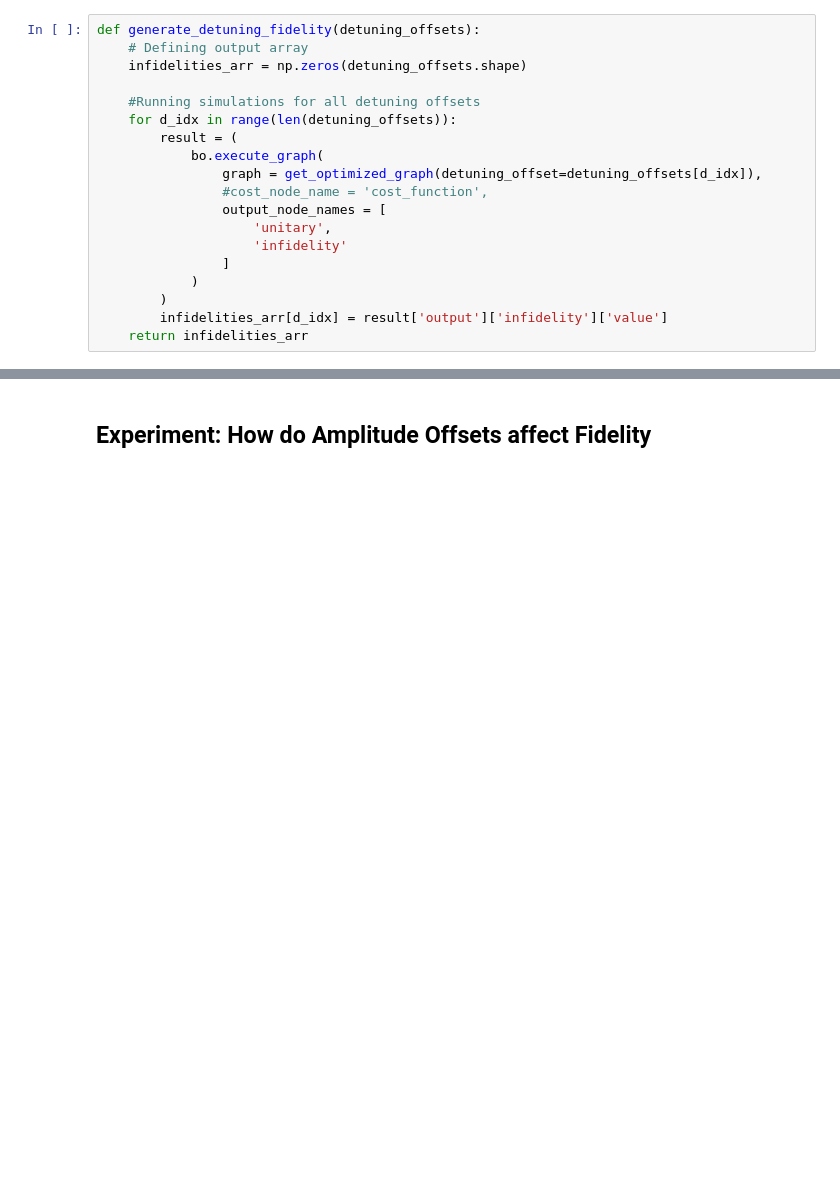
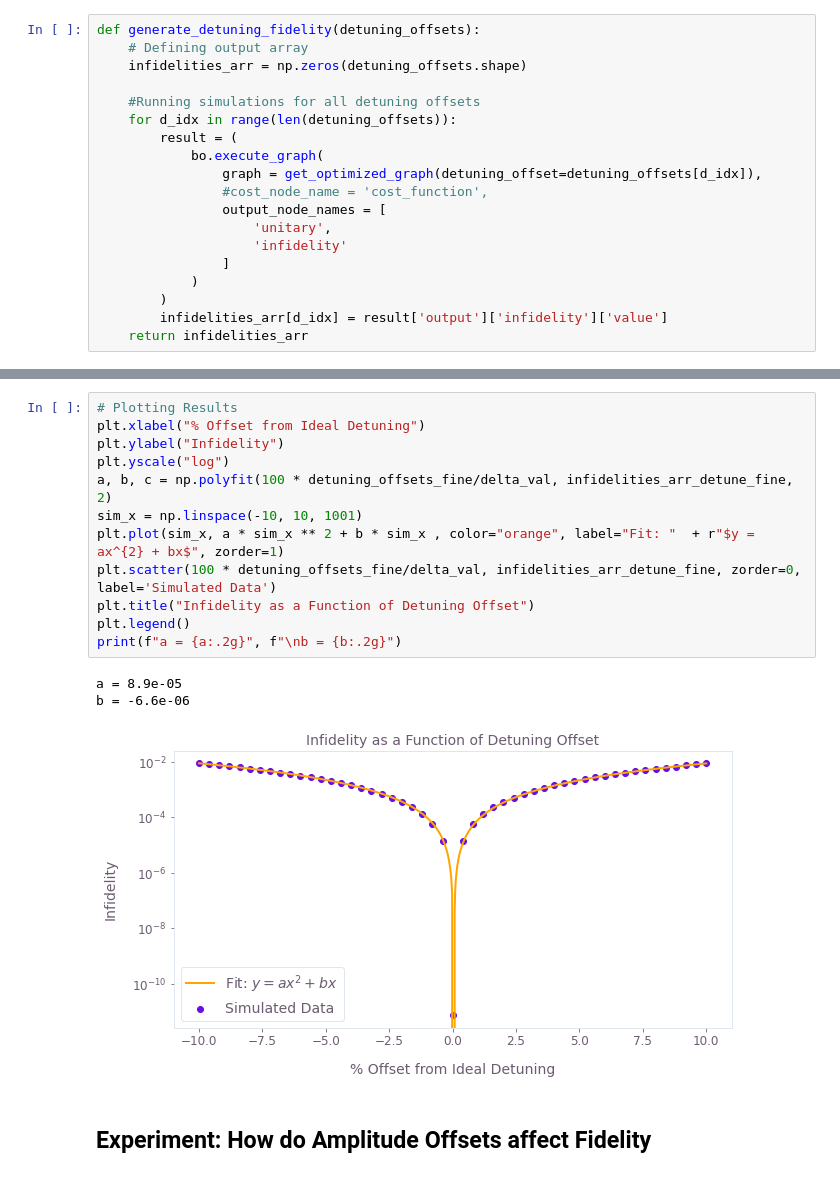
Before and after one commit to gianelgado12/EE522_AtomComputing, a Jupyter notebook: Simulations/LPgate_noise_attemp_luca.ipynb, the cells around one changed output, grey strips where cells are left out. Saved outputs shown, nothing was run; the diff lists cells and outputs as text; blank space fills up the shorter version.

```diff
--- a/Simulations/LPgate_noise_attemp_luca.ipynb
+++ b/Simulations/LPgate_noise_attemp_luca.ipynb
@@ -188,3 +218,19 @@ Text(0.5, 1.0, 'Fidelity as a Function of Detuning Offset')
+# %%
+# Plotting Results
+plt.xlabel("% Offset from Ideal Detuning")
+plt.ylabel("Infidelity")
+plt.yscale("log")
+a, b, c = np.polyfit(100 * detuning_offsets_fine/delta_val, infidelities_arr_detune_fine, 2)
+sim_x = np.linspace(-10, 10, 1001)
+plt.plot(sim_x, a * sim_x ** 2 + b * sim_x , color="orange", label="Fit: "  + r"$y = ax^{2} + bx$", zorder=1)
+plt.scatter(100 * detuning_offsets_fine/delta_val, infidelities_arr_detune_fine, zorder=0, label='Simulated Data')
+plt.title("Infidelity as a Function of Detuning Offset")
+plt.legend()
+print(f"a = {a:.2g}", f"\nb = {b:.2g}")
+# %% [output]
+a = 8.9e-05
+b = -6.6e-06
+[figure, added]
 # %% [markdown]
 ## Experiment: How do Amplitude Offsets affect Fidelity
 # %%
```
Also changed, not shown: parts of 8 cells of this notebook.
